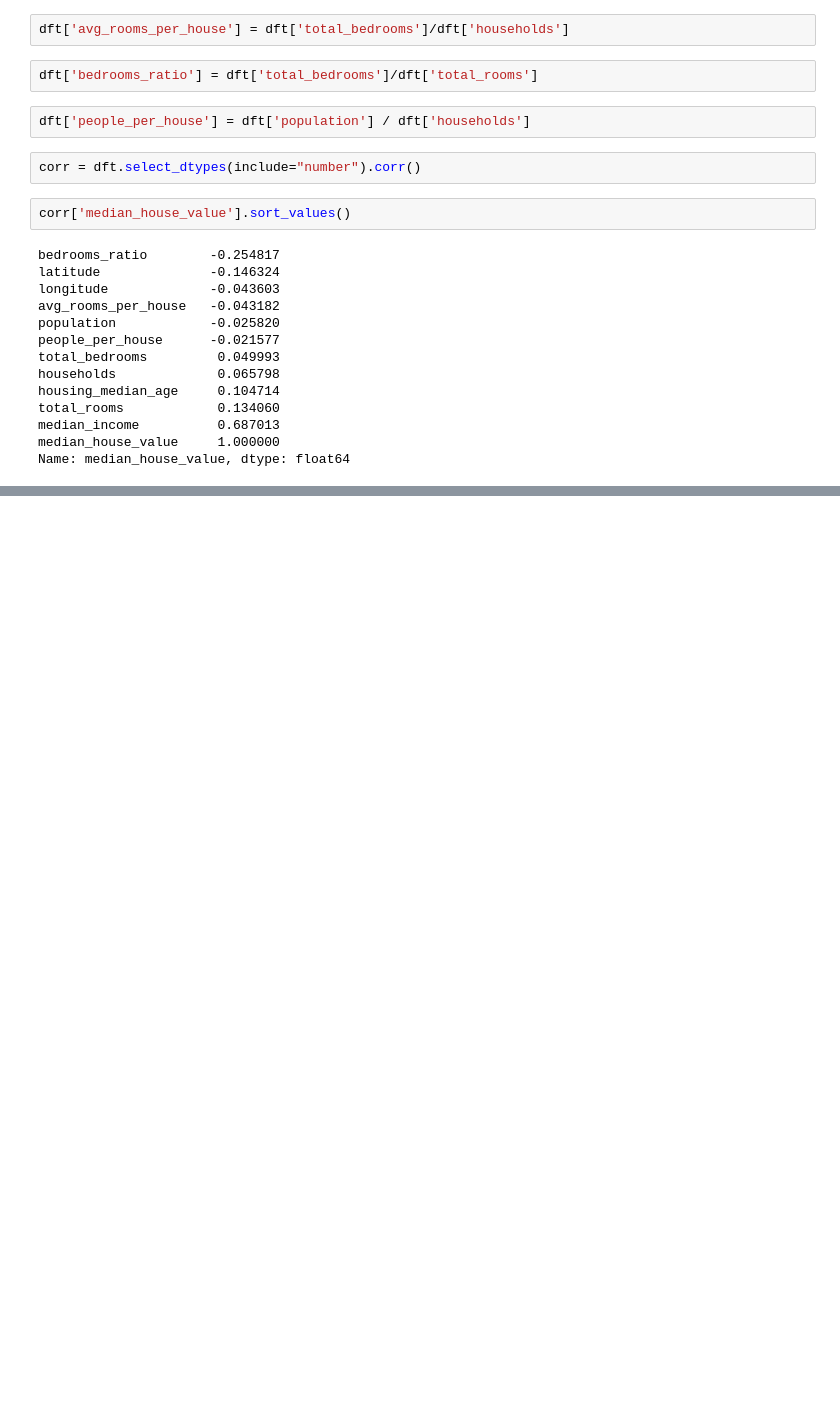
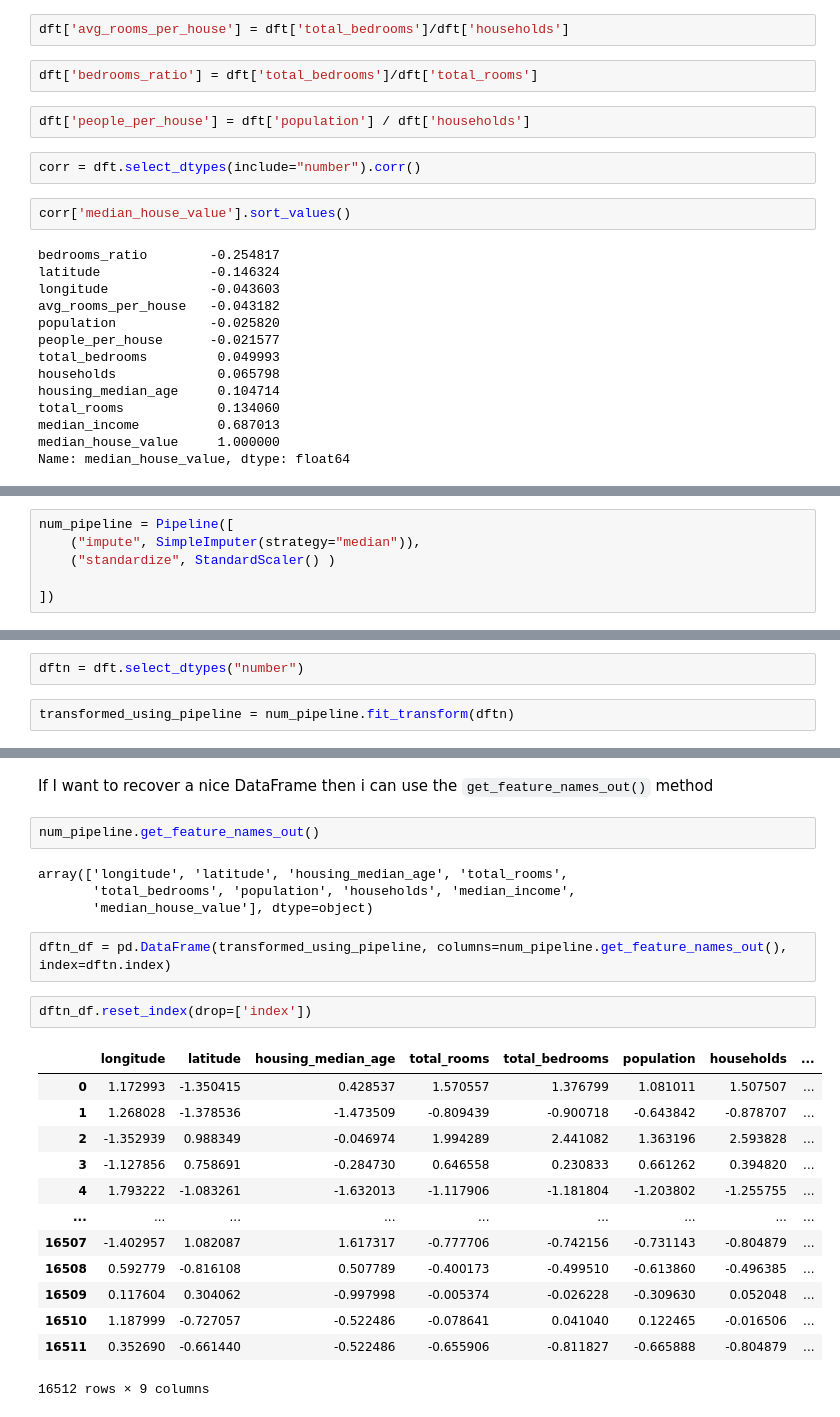
Before and after one commit to psgpyc/ISLP-and-HML-with-Scikit-Keras-Tenserflow, a Jupyter notebook: HML/Chapter 2/code.ipynb, the cells around one changed output, grey strips where cells are left out. Drawn from its saved outputs; the diff is of its cells as text; blank space fills up the shorter version.

```diff
--- a/HML/Chapter 2/code.ipynb
+++ b/HML/Chapter 2/code.ipynb
@@ -274,0 +520,6 @@ Name: median_house_value, dtype: float64
+# %%
+num_pipeline = Pipeline([
+    ("impute", SimpleImputer(strategy="median")),
+    ("standardize", StandardScaler() )
+
+])
@@ -274,0 +535,4 @@ Name: median_house_value, dtype: float64
+# %%
+dftn = dft.select_dtypes("number")
+# %%
+transformed_using_pipeline = num_pipeline.fit_transform(dftn)
@@ -274,0 +555,26 @@ Name: median_house_value, dtype: float64
+# %% [markdown]
+If I want to recover a nice DataFrame then i can use the `get_feature_names_out()` method
+# %%
+num_pipeline.get_feature_names_out()
+# %% [output]
+array(['longitude', 'latitude', 'housing_median_age', 'total_rooms',
+       'total_bedrooms', 'population', 'households', 'median_income',
+       'median_house_value'], dtype=object)
+# %%
+dftn_df = pd.DataFrame(transformed_using_pipeline, columns=num_pipeline.get_feature_names_out(), index=dftn.index)
+# %%
+dftn_df.reset_index(drop=['index'])
+# %% [output]
+|  | longitude | latitude | housing_median_age | total_rooms | total_bedrooms | population | households | ... |
+| 0 | 1.172993 | -1.350415 | 0.428537 | 1.570557 | 1.376799 | 1.081011 | 1.507507 | ... |
+| 1 | 1.268028 | -1.378536 | -1.473509 | -0.809439 | -0.900718 | -0.643842 | -0.878707 | ... |
+| 2 | -1.352939 | 0.988349 | -0.046974 | 1.994289 | 2.441082 | 1.363196 | 2.593828 | ... |
+| 3 | -1.127856 | 0.758691 | -0.284730 | 0.646558 | 0.230833 | 0.661262 | 0.394820 | ... |
+| 4 | 1.793222 | -1.083261 | -1.632013 | -1.117906 | -1.181804 | -1.203802 | -1.255755 | ... |
+| ... | ... | ... | ... | ... | ... | ... | ... | ... |
+| 16507 | -1.402957 | 1.082087 | 1.617317 | -0.777706 | -0.742156 | -0.731143 | -0.804879 | ... |
+| 16508 | 0.592779 | -0.816108 | 0.507789 | -0.400173 | -0.499510 | -0.613860 | -0.496385 | ... |
+| 16509 | 0.117604 | 0.304062 | -0.997998 | -0.005374 | -0.026228 | -0.309630 | 0.052048 | ... |
+| 16510 | 1.187999 | -0.727057 | -0.522486 | -0.078641 | 0.041040 | 0.122465 | -0.016506 | ... |
+| 16511 | 0.352690 | -0.661440 | -0.522486 | -0.655906 | -0.811827 | -0.665888 | -0.804879 | ... |
+16512 rows × 9 columns
```
Also changed, not shown: parts of 113 cells of this notebook, 1 other file.
